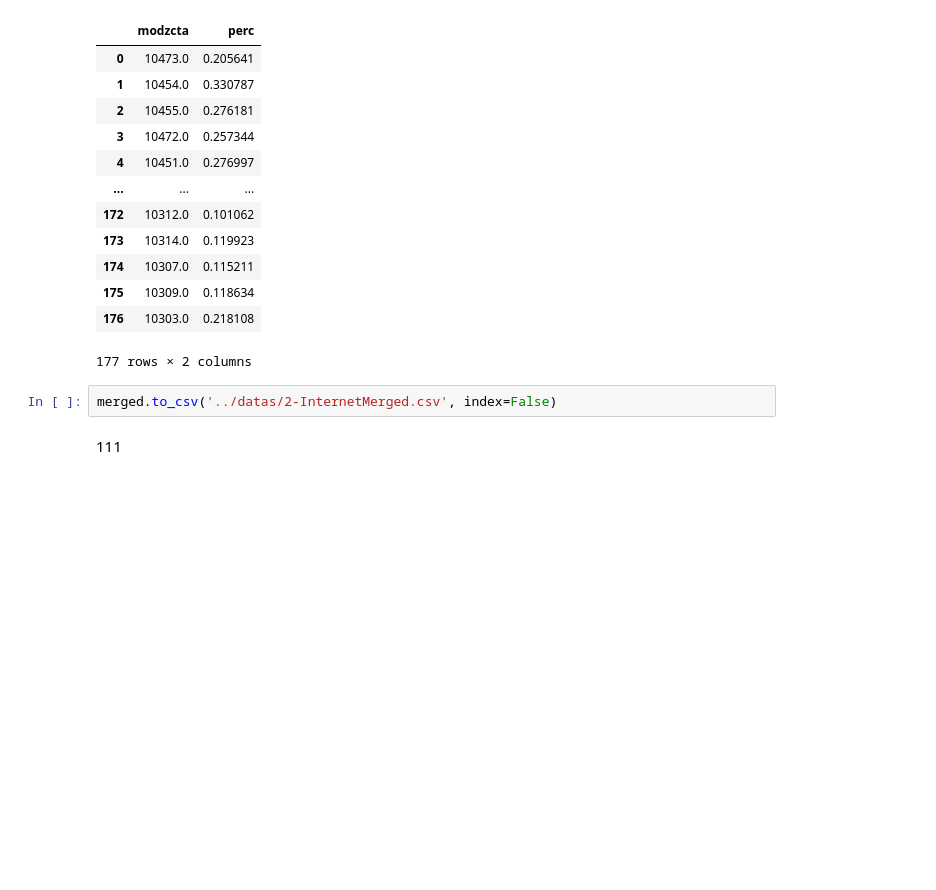
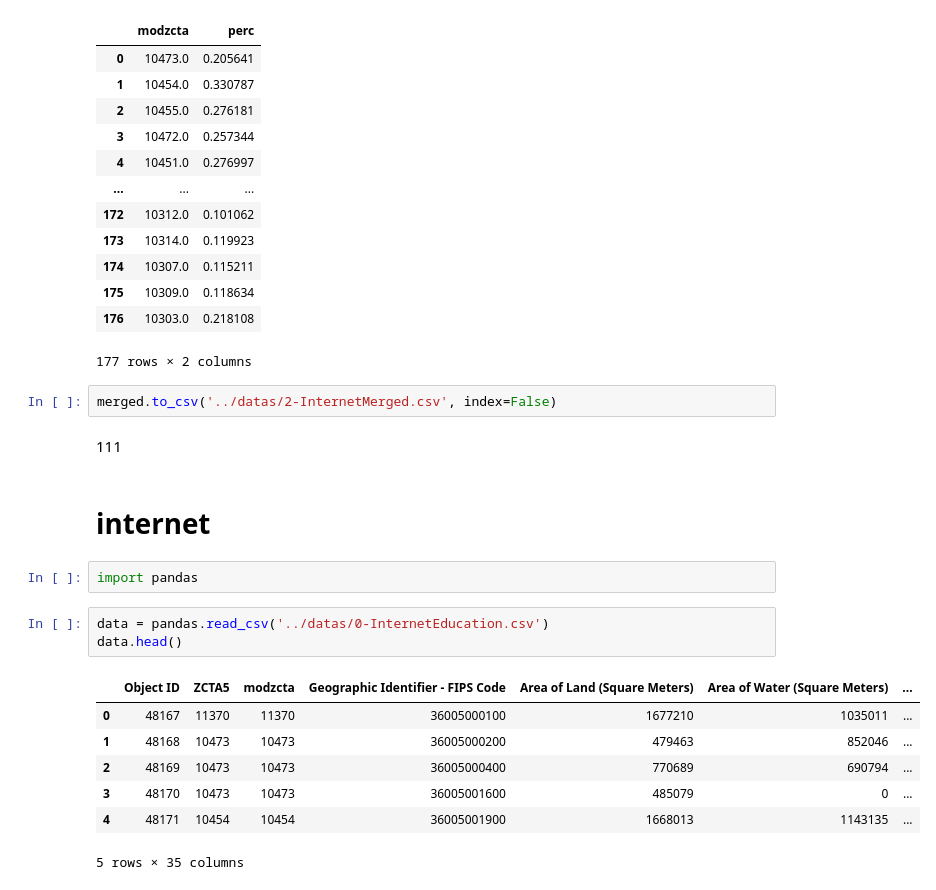
Before and after one commit to saturn-drm/equity-during-covid, a Jupyter notebook: scripts/11-20testmerge.ipynb, the cells around one changed output. Drawn from its saved outputs; the diff is of its cells as text; blank space fills up the shorter version.

```diff
--- a/scripts/11-20testmerge.ipynb
+++ b/scripts/11-20testmerge.ipynb
@@ -65,3 +65,18 @@ merged
 merged.to_csv('../datas/2-InternetMerged.csv', index=False)
 # %% [markdown]
 111
+# %% [markdown]
+# internet
+# %%
+import pandas
+# %%
+data = pandas.read_csv('../datas/0-InternetEducation.csv')
+data.head()
+# %% [output]
+|  | Object ID | ZCTA5 | modzcta | Geographic Identifier - FIPS Code | Area of Land (Square Meters) | Area of Water (Square Meters) | ... |
+| 0 | 48167 | 11370 | 11370 | 36005000100 | 1677210 | 1035011 | ... |
+| 1 | 48168 | 10473 | 10473 | 36005000200 | 479463 | 852046 | ... |
+| 2 | 48169 | 10473 | 10473 | 36005000400 | 770689 | 690794 | ... |
+| 3 | 48170 | 10473 | 10473 | 36005001600 | 485079 | 0 | ... |
+| 4 | 48171 | 10454 | 10454 | 36005001900 | 1668013 | 1143135 | ... |
+5 rows × 35 columns
```
Also changed, not shown: parts of 13 cells of this notebook, 27 other files.
